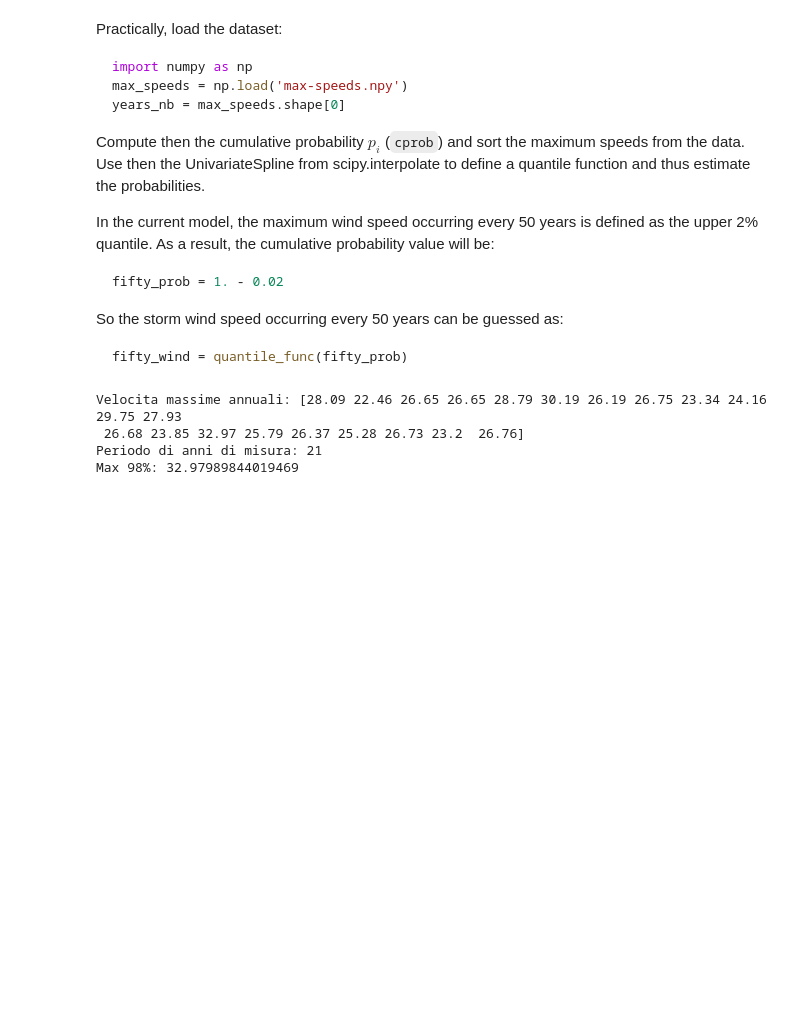
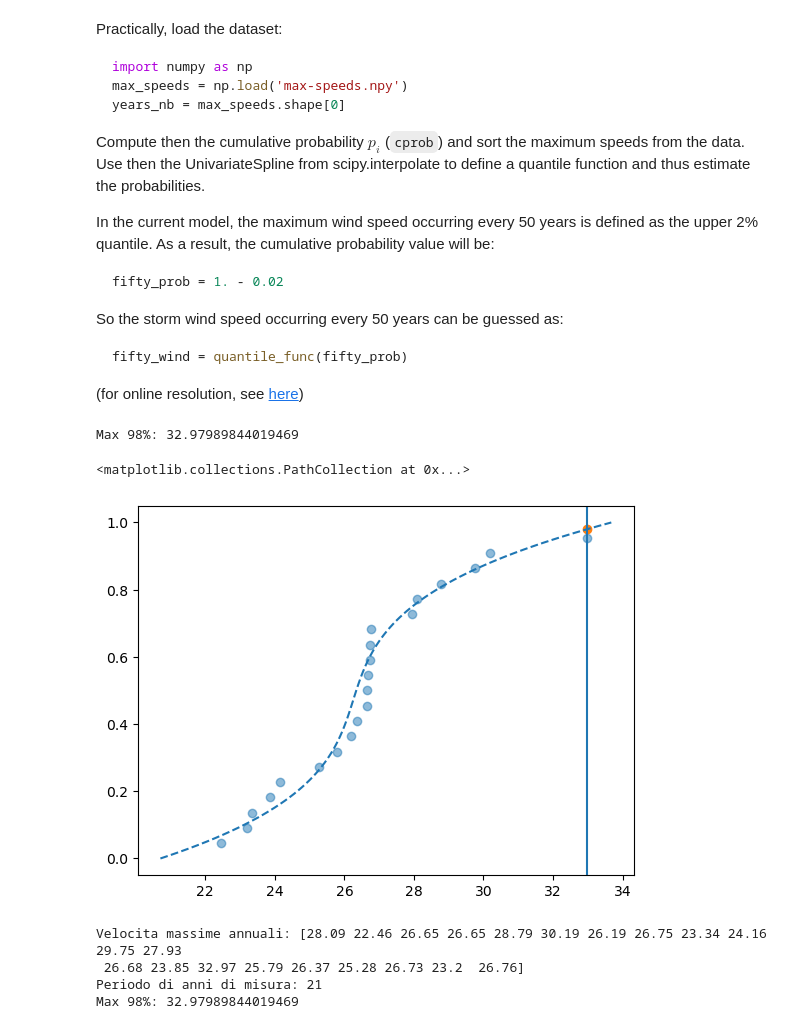
Before and after one commit to seccobenedetto/LCPA, a Jupyter notebook: 09ex_Algorithms.ipynb, the cells around one changed output. Drawn from its saved outputs; the diff is of its cells as text; code cells hidden in the pictures; blank space fills up the shorter version.

````diff
--- a/09ex_Algorithms.ipynb
+++ b/09ex_Algorithms.ipynb
@@ -27,4 +30,30 @@ So the storm wind speed occurring every 50 years can be guessed as:
 ``` python
 fifty_wind = quantile_func(fifty_prob)
 ```
+
+(for online resolution, see [here](https://scipy-lectures.org/intro/summary-exercises/auto_examples/plot_cumulative_wind_speed_prediction.html))
+# %%
+# SHORT SOLUTION:
+from scipy.interpolate import UnivariateSpline
+
+# importing data:
+max_vel = np.load('max-speeds.npy')
+years = max_speeds.shape[0]   # =21
+sorted_vel = np.sort(max_vel)
+cprob = (np.arange(years)+1)/(years+1)
+#plt.scatter(cprob, sorted_vel)
+interp = UnivariateSpline(cprob, sorted_vel)
+x = np.linspace(0, 1, 100)
+y = interp(x)
+plt.plot(y, x, '--')
+fifty_prob = 1. - 0.02
+fifty_wind = interp(fifty_prob)
+print("Max 98%:", fifty_wind)
+plt.axvline(fifty_wind)
+plt.scatter(sorted_vel, cprob, alpha=0.5)
+plt.scatter(fifty_wind, fifty_prob)
+# %% [output]
+Max 98%: 32.97989844019469
+<matplotlib.collections.PathCollection at 0x...>
+[figure, added]
 # %%
````
Also changed, not shown: parts of 18 cells of this notebook, 1 other file.
